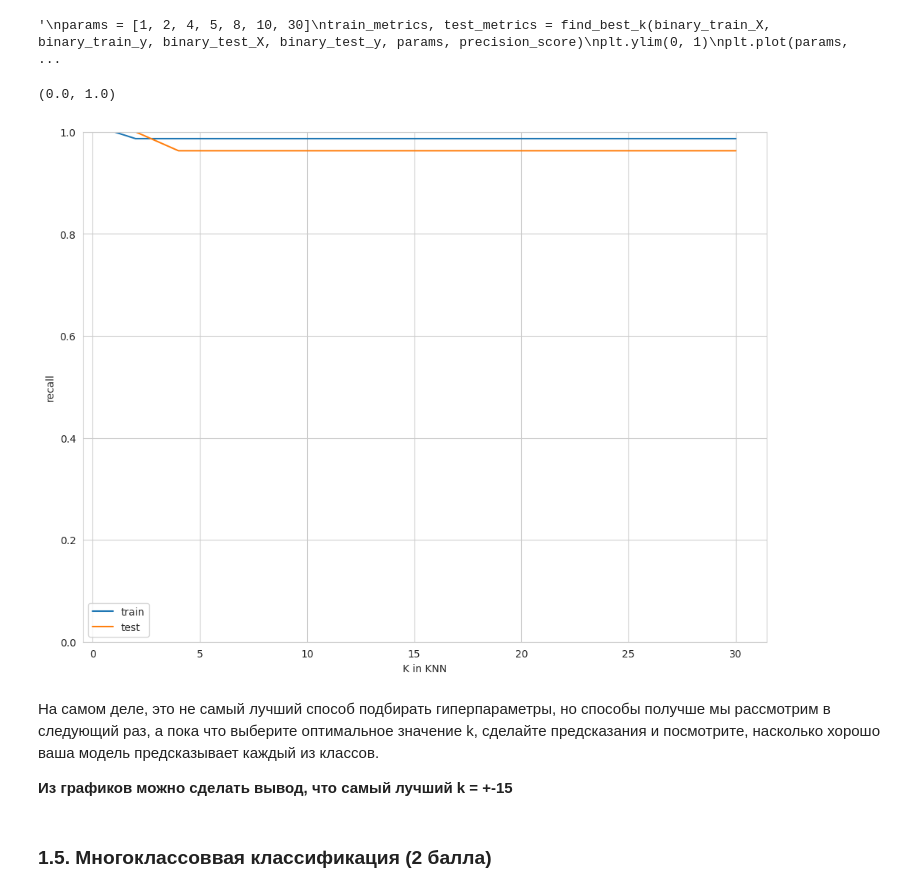
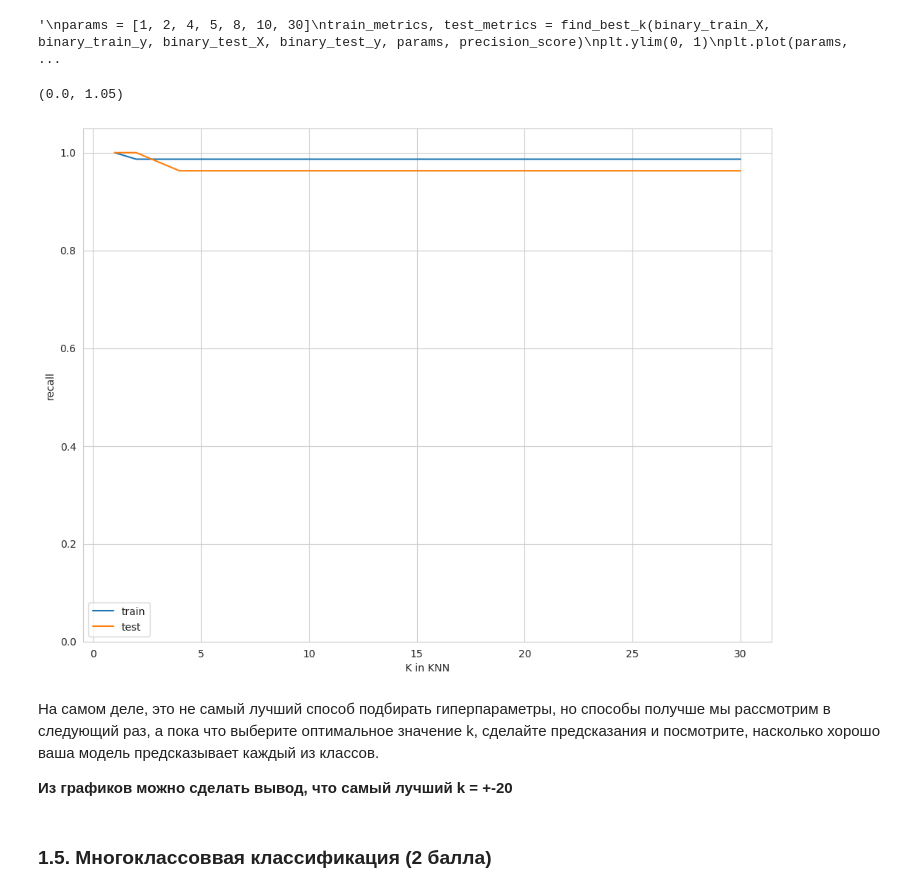
Before and after one commit to Aryunaa/BI_ml24_hws, a Jupyter notebook: hw1_knn/code/KNN.ipynb, the cells around one changed output. Cells and saved outputs as stored; diff of their text form; code cells hidden in the pictures.

```diff
--- a/hw1_knn/code/KNN.ipynb
+++ b/hw1_knn/code/KNN.ipynb
@@ -285,21 +285,21 @@ plt.ylabel("precision");
 # %% [output]
 '\nparams = [1, 2, 4, 5, 8, 10, 30]\ntrain_metrics, test_metrics = find_best_k(binary_train_X, binary_train_y, binary_test_X, binary_test_y, params, precision_score)\nplt.ylim(0, 1)\nplt.plot(params,  ...
 # %%
-params = [1, 2, 4, 5, 8, 10, 30]
+params = [1, 2, 4, 5, 8, 10, 12, 16, 18,20,24,26,30]
 train_metrics, test_metrics = find_best_k(binary_train_X, binary_train_y, binary_test_X, binary_test_y, params, recall_score)
 plt.plot(params, train_metrics, label="train")
 plt.plot(params, test_metrics, label="test")
 plt.legend()
 plt.xlabel("K in KNN")
 plt.ylabel("recall");
-plt.ylim(0, 1)
+plt.ylim(0, 1.05)
 # %% [output]
-(0.0, 1.0)
+(0.0, 1.05)
-[figure, old version]
+[figure, new version]
 # %% [markdown]
 На самом деле, это не самый лучший способ подбирать гиперпараметры, но способы получше мы рассмотрим в следующий раз, а пока что выберите оптимальное значение k, сделайте предсказания и посмотрите, насколько хорошо ваша модель предсказывает каждый из классов.
 
-**Из графиков можно сделать вывод, что самый лучший k = +-15**
+**Из графиков можно сделать вывод, что самый лучший k = +-20**
 # %% [markdown]
 ### 1.5. Многоклассоввая классификация (2 балла)
 # %% [markdown]
```
Also changed, not shown: parts of 7 cells of this notebook, 1 other file.
